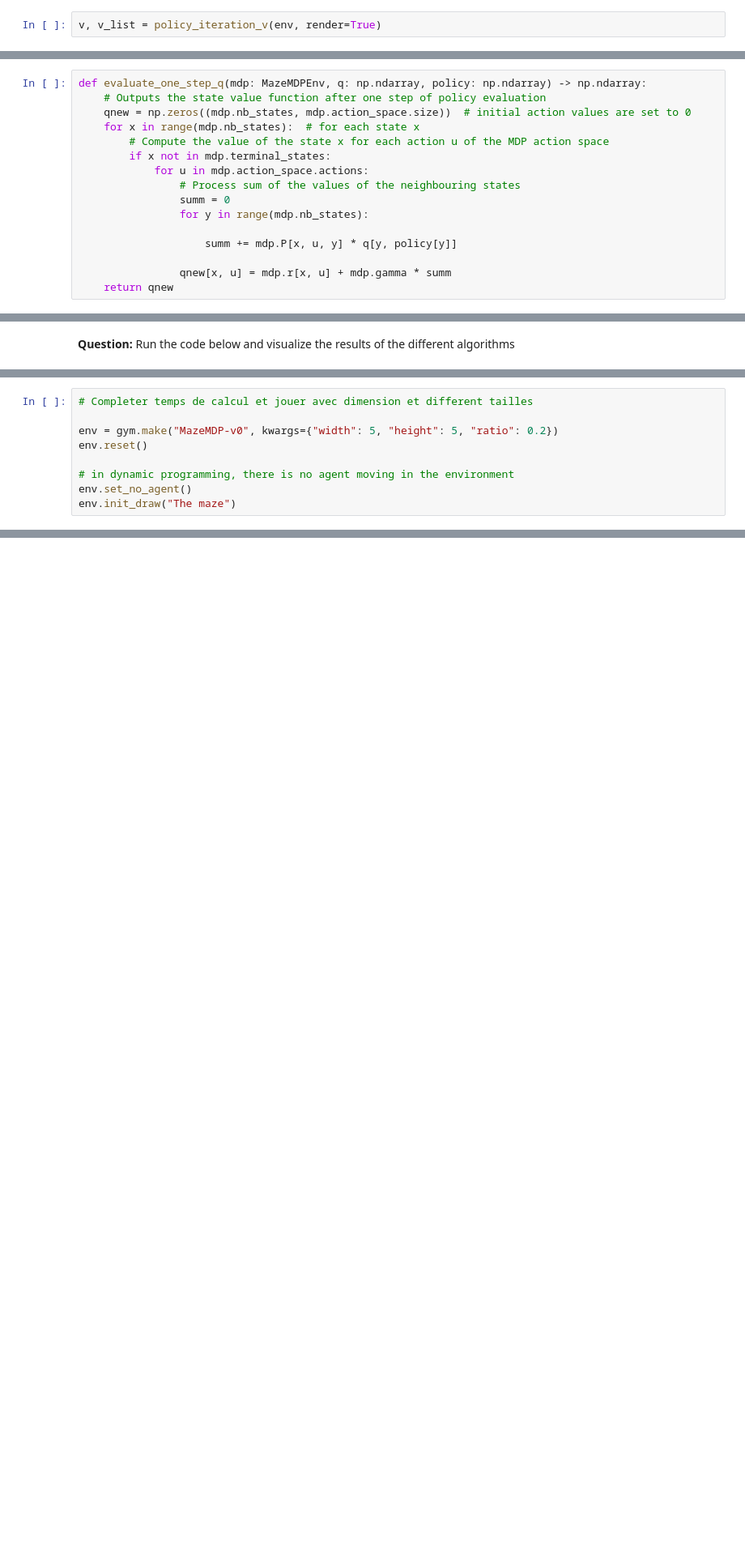
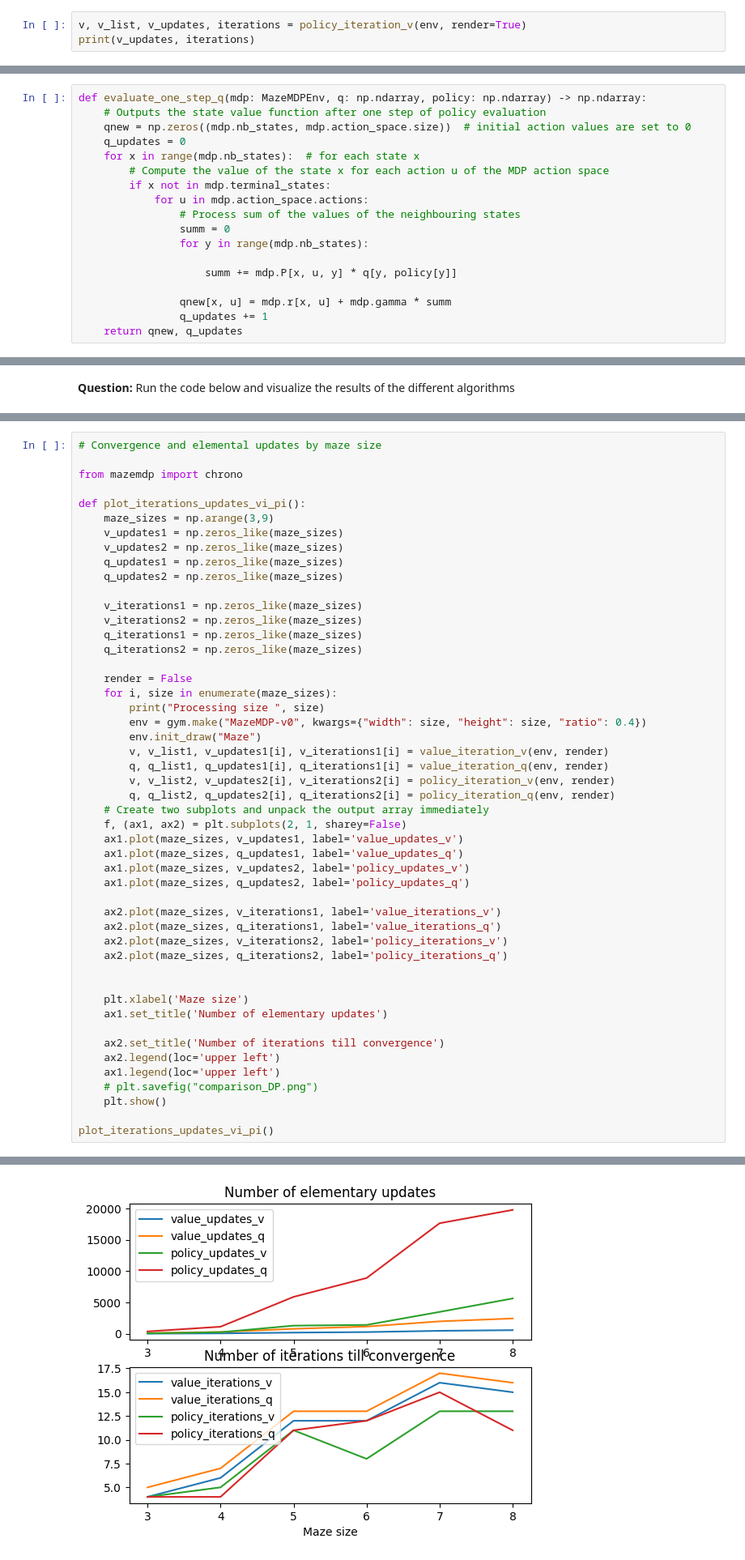
Before and after one commit to manueljmockus/RLD, a Jupyter notebook: 01-dynamic_programming.student.ipynb, the cells around one changed output, grey strips where cells are left out. Shown: that part at 81% size. Cells and saved outputs as stored; diff of their text form; blank space fills up the shorter version.

Commit message:
added iterations and elementary updates + graphs

```diff
--- a/01-dynamic_programming.student.ipynb
+++ b/01-dynamic_programming.student.ipynb
@@ -370,6 +389,7 @@ def policy_iteration_v(mdp: MazeMDPEnv, render: bool = True) -> Tuple[np.ndarray
 # %% [markdown]
 And finally run it.
 # %%
-v, v_list = policy_iteration_v(env, render=True)
+v, v_list, v_updates, iterations = policy_iteration_v(env, render=True)
+print(v_updates, iterations)
 # %% [output]
 [interactive output not drawn]
@@ -423,6 +444,7 @@ def get_policy_from_q(q: np.ndarray) -> np.ndarray:
 def evaluate_one_step_q(mdp: MazeMDPEnv, q: np.ndarray, policy: np.ndarray) -> np.ndarray:
     # Outputs the state value function after one step of policy evaluation
     qnew = np.zeros((mdp.nb_states, mdp.action_space.size))  # initial action values are set to 0
+    q_updates = 0
     for x in range(mdp.nb_states):  # for each state x
         # Compute the value of the state x for each action u of the MDP action space
         if x not in mdp.terminal_states:
@@ -434,7 +456,8 @@ def evaluate_one_step_q(mdp: MazeMDPEnv, q: np.ndarray, policy: np.ndarray) -> n
                     summ += mdp.P[x, u, y] * q[y, policy[y]]
 
                 qnew[x, u] = mdp.r[x, u] + mdp.gamma * summ
-    return qnew
+                q_updates += 1
+    return qnew, q_updates
 # %%
 def evaluate_q(mdp: MazeMDPEnv, policy: np.ndarray) -> np.ndarray:
     # Outputs the state value function of a policy
@@ -580,10 +586,50 @@ steps 11
 # %%
-# Completer temps de calcul et jouer avec dimension et different tailles
+# Convergence and elemental updates by maze size
 
-env = gym.make("MazeMDP-v0", kwargs={"width": 5, "height": 5, "ratio": 0.2})
-env.reset()
+from mazemdp import chrono
 
-# in dynamic programming, there is no agent moving in the environment
-env.set_no_agent()
-env.init_draw("The maze")
+def plot_iterations_updates_vi_pi():
+    maze_sizes = np.arange(3,9)
+    v_updates1 = np.zeros_like(maze_sizes)
+    v_updates2 = np.zeros_like(maze_sizes)
+    q_updates1 = np.zeros_like(maze_sizes)
+    q_updates2 = np.zeros_like(maze_sizes)
+
+    v_iterations1 = np.zeros_like(maze_sizes)
+    v_iterations2 = np.zeros_like(maze_sizes)
+    q_iterations1 = np.zeros_like(maze_sizes)
+    q_iterations2 = np.zeros_like(maze_sizes)
+
+    render = False
+    for i, size in enumerate(maze_sizes):
+        print("Processing size ", size)
+        env = gym.make("MazeMDP-v0", kwargs={"width": size, "height": size, "ratio": 0.4})
+        env.init_draw("Maze")
+        v, v_list1, v_updates1[i], v_iterations1[i] = value_iteration_v(env, render)
+        q, q_list1, q_updates1[i], q_iterations1[i] = value_iteration_q(env, render)
+        v, v_list2, v_updates2[i], v_iterations2[i] = policy_iteration_v(env, render)
+        q, q_list2, q_updates2[i], q_iterations2[i] = policy_iteration_q(env, render)
+    # Create two subplots and unpack the output array immediately
+    f, (ax1, ax2) = plt.subplots(2, 1, sharey=False)
+    ax1.plot(maze_sizes, v_updates1, label='value_updates_v')
+    ax1.plot(maze_sizes, q_updates1, label='value_updates_q')
+    ax1.plot(maze_sizes, v_updates2, label='policy_updates_v')
+    ax1.plot(maze_sizes, q_updates2, label='policy_updates_q')
+
+    ax2.plot(maze_sizes, v_iterations1, label='value_iterations_v')
+    ax2.plot(maze_sizes, q_iterations1, label='value_iterations_q')
+    ax2.plot(maze_sizes, v_iterations2, label='policy_iterations_v')
+    ax2.plot(maze_sizes, q_iterations2, label='policy_iterations_q')
+
+
+    plt.xlabel('Maze size')
+    ax1.set_title('Number of elementary updates')
+
+    ax2.set_title('Number of iterations till convergence')
+    ax2.legend(loc='upper left')
+    ax1.legend(loc='upper left')
+    # plt.savefig("comparison_DP.png")
+    plt.show()
+
+plot_iterations_updates_vi_pi()
 # %% [output]
@@ -590,0 +648 @@ env.init_draw("The maze")
+[figure, added]
```
Also changed, not shown: parts of 24 cells of this notebook, 1 other file.
